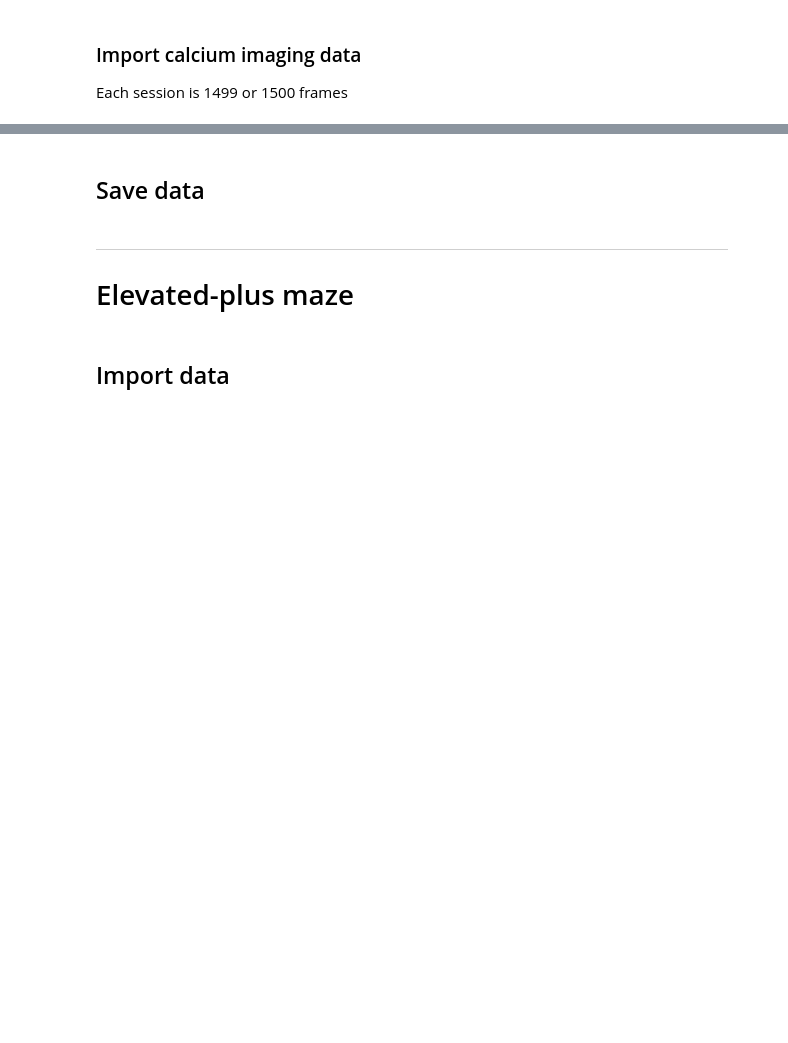
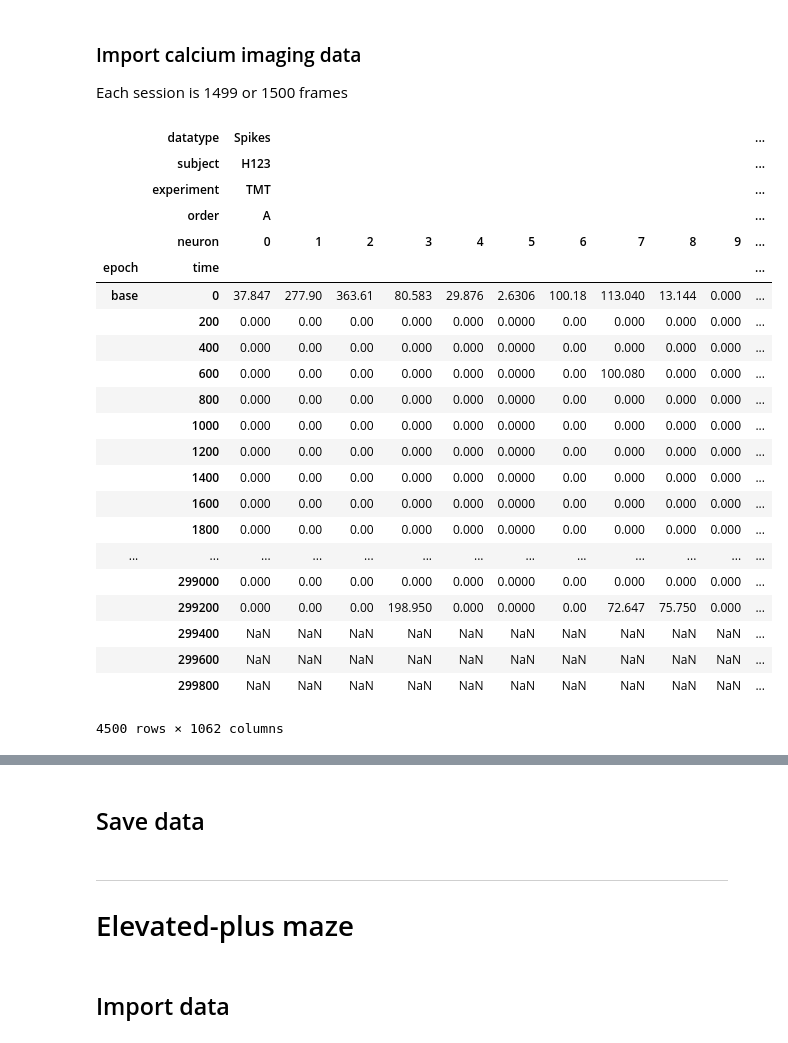
Before and after one commit to rlung/Pnoc-BNST, a Jupyter notebook: create-dataframes.ipynb, the cells around one changed output, grey strips where cells are left out. Saved outputs shown, nothing was run; the diff lists cells and outputs as text; code cells hidden in the pictures; blank space fills up the shorter version.

```diff
--- a/create-dataframes.ipynb
+++ b/create-dataframes.ipynb
@@ -81,16 +116,6 @@ epochs = ['baseline', 'h2o', 'tmt']
 # %%
 # Import data
-
-# Gather files
-trace_files = glob.glob(trace_source)
-event_files = glob.glob(event_source)
-
-# Import data
-trace_import = {
-    os.path.basename(f).split('_')[1]: np.loadtxt(f, delimiter=',')
-    for f in trace_files
+ca_import = {
+    tuple(os.path.splitext(os.path.basename(f))[0].split('_')): np.loadtxt(f, delimiter=',')
+    for f in ca_files
 }
-event_import = {
-    os.path.basename(f).split('_')[1]: np.loadtxt(f, delimiter=',')
-    for f in event_files
-}
@@ -136,0 +138,26 @@ ax[2].plot(neural_df[('trace', subj, cell)].as_matrix());
+# %%
+neural_df
+# %% [output]
+|  | datatype | Spikes |  |  |  |  |  |  |  |  |  | ... |
+|  | subject | H123 |  |  |  |  |  |  |  |  |  | ... |
+|  | experiment | TMT |  |  |  |  |  |  |  |  |  | ... |
+|  | order | A |  |  |  |  |  |  |  |  |  | ... |
+|  | neuron | 0 | 1 | 2 | 3 | 4 | 5 | 6 | 7 | 8 | 9 | ... |
+| epoch | time |  |  |  |  |  |  |  |  |  |  | ... |
+| base | 0 | 37.847 | 277.90 | 363.61 | 80.583 | 29.876 | 2.6306 | 100.18 | 113.040 | 13.144 | 0.000 | ... |
+|  | 200 | 0.000 | 0.00 | 0.00 | 0.000 | 0.000 | 0.0000 | 0.00 | 0.000 | 0.000 | 0.000 | ... |
+|  | 400 | 0.000 | 0.00 | 0.00 | 0.000 | 0.000 | 0.0000 | 0.00 | 0.000 | 0.000 | 0.000 | ... |
+|  | 600 | 0.000 | 0.00 | 0.00 | 0.000 | 0.000 | 0.0000 | 0.00 | 100.080 | 0.000 | 0.000 | ... |
+|  | 800 | 0.000 | 0.00 | 0.00 | 0.000 | 0.000 | 0.0000 | 0.00 | 0.000 | 0.000 | 0.000 | ... |
+|  | 1000 | 0.000 | 0.00 | 0.00 | 0.000 | 0.000 | 0.0000 | 0.00 | 0.000 | 0.000 | 0.000 | ... |
+|  | 1200 | 0.000 | 0.00 | 0.00 | 0.000 | 0.000 | 0.0000 | 0.00 | 0.000 | 0.000 | 0.000 | ... |
+|  | 1400 | 0.000 | 0.00 | 0.00 | 0.000 | 0.000 | 0.0000 | 0.00 | 0.000 | 0.000 | 0.000 | ... |
+|  | 1600 | 0.000 | 0.00 | 0.00 | 0.000 | 0.000 | 0.0000 | 0.00 | 0.000 | 0.000 | 0.000 | ... |
+|  | 1800 | 0.000 | 0.00 | 0.00 | 0.000 | 0.000 | 0.0000 | 0.00 | 0.000 | 0.000 | 0.000 | ... |
+| ... | ... | ... | ... | ... | ... | ... | ... | ... | ... | ... | ... | ... |
+|  | 299000 | 0.000 | 0.00 | 0.00 | 0.000 | 0.000 | 0.0000 | 0.00 | 0.000 | 0.000 | 0.000 | ... |
+|  | 299200 | 0.000 | 0.00 | 0.00 | 198.950 | 0.000 | 0.0000 | 0.00 | 72.647 | 75.750 | 0.000 | ... |
+|  | 299400 | NaN | NaN | NaN | NaN | NaN | NaN | NaN | NaN | NaN | NaN | ... |
+|  | 299600 | NaN | NaN | NaN | NaN | NaN | NaN | NaN | NaN | NaN | NaN | ... |
+|  | 299800 | NaN | NaN | NaN | NaN | NaN | NaN | NaN | NaN | NaN | NaN | ... |
+4500 rows × 1062 columns
```
Also changed, not shown: parts of 40 cells of this notebook, 4 other files.
